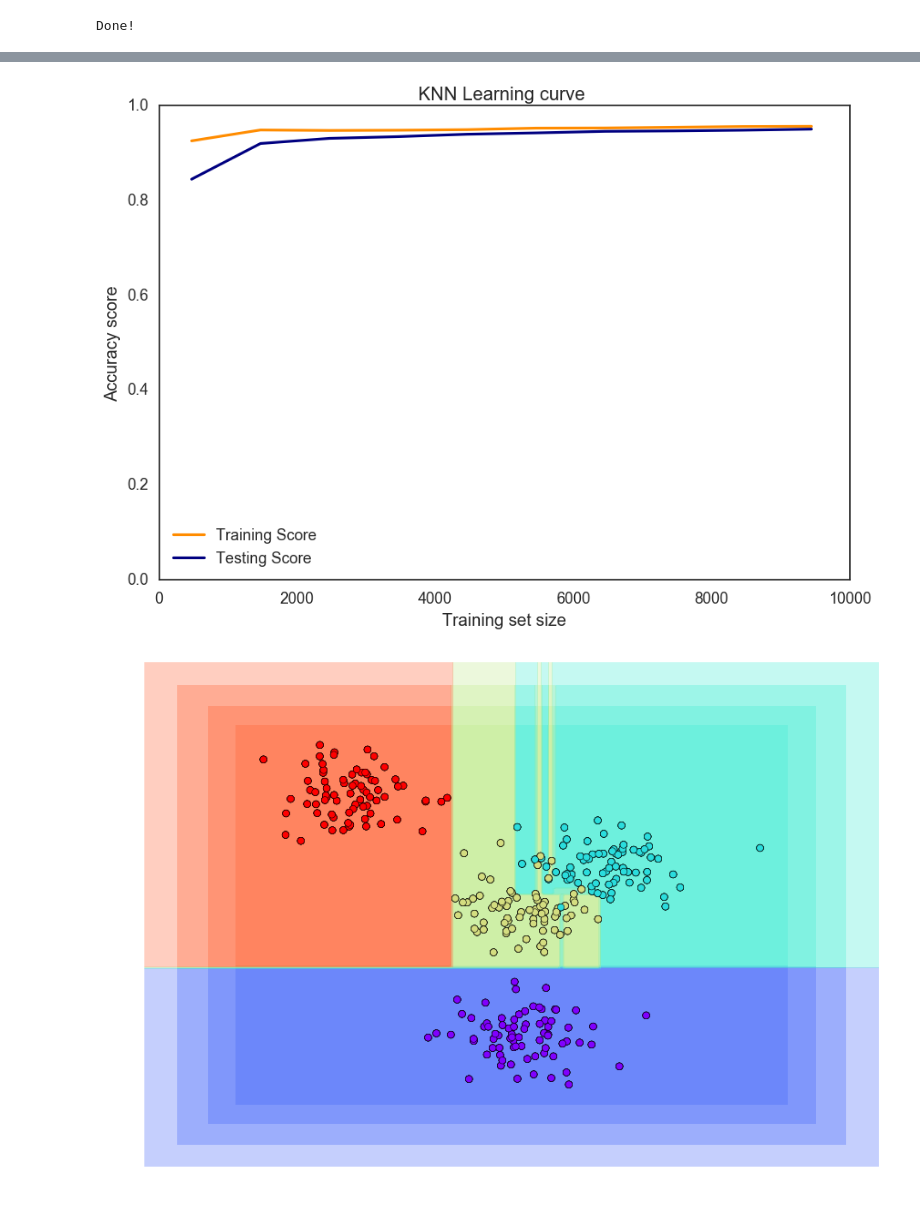
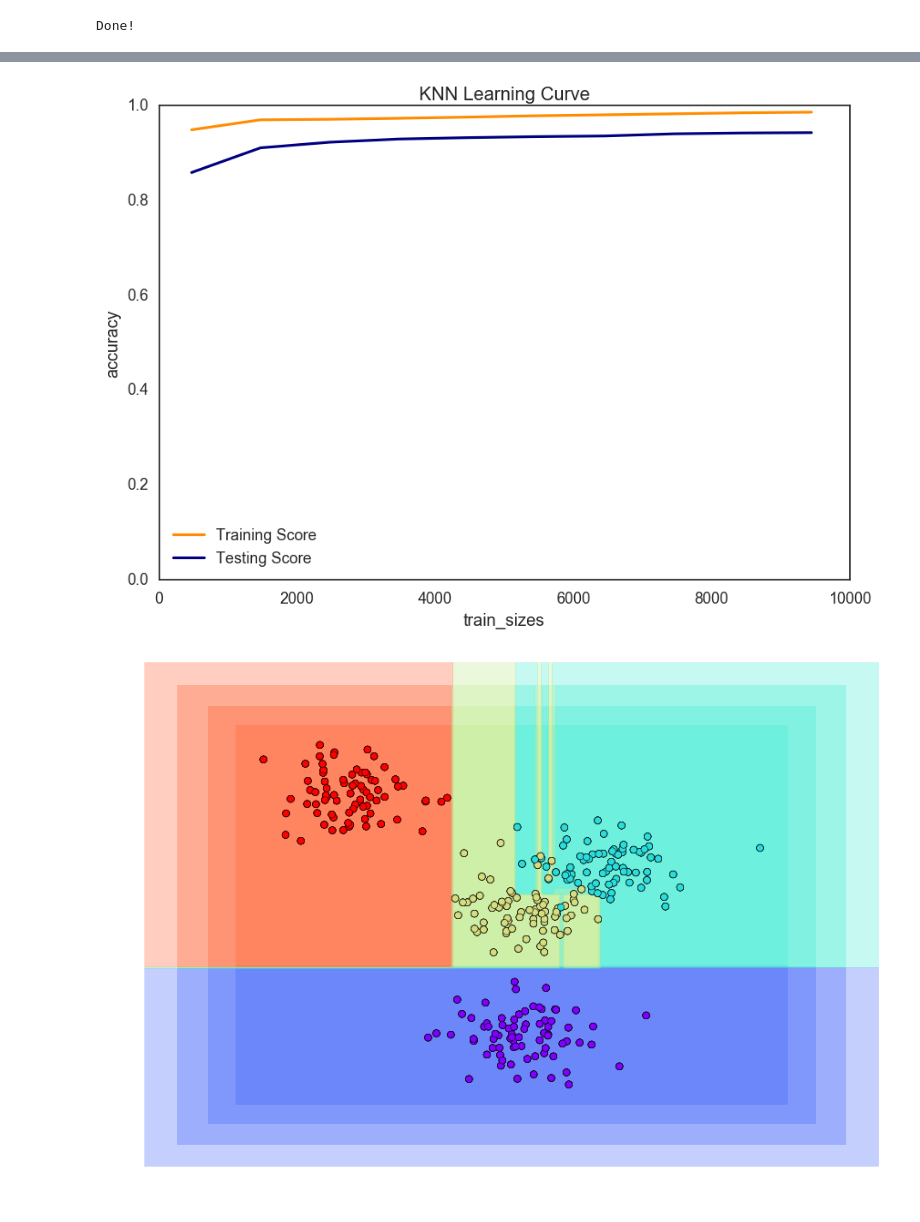
Before and after one commit to inncretech/datascience, a Jupyter notebook: kaggle/kaggle_hr/kaggle_hr.ipynb, the cells around one changed output, grey strips where cells are left out. Drawn from its saved outputs; the diff is of its cells as text; code cells hidden in the pictures.

Commit message:
Updated plots and utility functions

```diff
--- a/kaggle/kaggle_hr/kaggle_hr.ipynb
+++ b/kaggle/kaggle_hr/kaggle_hr.ipynb
@@ -69,7 +114,7 @@ df.drop(['salary', 'department'], axis=1, inplace=True)
 df = pd.concat([df, salary, department], axis=1)
 
 #Splitting the dataset into two parts, train set and test set, using stratified sampling
-train, test = cross_validation.train_test_split(df, test_size = 0.3, random_state = 5, stratify = df['left'])
+train, test = train_test_split(df, test_size = 0.3, random_state = 5, stratify = df['left'])
 X_train = train.ix[:, df.columns.difference(['left'])]
 y_train = train.ix[:, 'left']
 X_test = test.ix[:, df.columns.difference(['left'])]
@@ -99,7 +144,7 @@ sns.plt.show()
 top_features = feature_importances[:5]['feature'].tolist() + ['left']
 new_df = df[top_features]
 
-train, test = cross_validation.train_test_split(new_df, test_size = 0.3, random_state = 5, stratify = new_df['left'])
+train, test = train_test_split(new_df, test_size = 0.3, random_state = 5, stratify = new_df['left'])
 X_train = train.ix[:, new_df.columns.difference(['left'])]
 y_train = train.ix[:, 'left']
 X_test = test.ix[:, new_df.columns.difference(['left'])]
@@ -198,31 +265,21 @@ plt.show()
 # %%
 #KNN Learning curve
 
 #train_sizes = [np.round(percent*X_train.shape[0]).astype(int) for percent in np.arange(0.1, 1.1, 0.1)]
 #train_sizes = [percent for percent in np.arange(0.1, 1.1, 0.1)]
 
-#knn_classifier = KNeighborsClassifier(n_neighbors=1)
+knn_classifier = KNeighborsClassifier(n_neighbors=2)
+train_sizes = np.linspace(.05, 1.0, 10)
 
-support_vector_classifier = svm.SVC(random_state=5, kernel="rbf")
-train_sizes_abs, train_scores, test_scores = learning_curve(support_vector_classifier,
-                                                            X_train,
-                                                            y_train,
-                                                            train_sizes=np.linspace(.05, 1.0, 10),
-                                                            cv=10)
+items = {'title':'KNN Learning Curve',
+         'train_sizes':train_sizes,
+         'cv':10,
+         'scoring':'accuracy'}
 
-train_scores_means = np.mean(train_scores, axis=1)
-test_scores_means = np.mean(test_scores, axis=1)
-
-plt.title("KNN Learning curve ")
-plt.xlabel("Training set size")
-plt.ylabel("Accuracy score")
-plt.ylim(0.0, 1.0)
-plt.plot(train_sizes_abs, train_scores_means, color="darkorange", label="Training Score")
-plt.plot(train_sizes_abs, test_scores_means, color="navy", label="Testing Score")
-plt.legend(loc="best")
+plt = plot_learning_curve(knn_classifier, X_train, y_train, items)
 plt.show()
 # %% [output]
-[figure, old version]
+[figure, new version]
 # %%
 from sklearn.datasets import make_blobs
 
```
Also changed, not shown: parts of 9 cells of this notebook, 1 other file.
